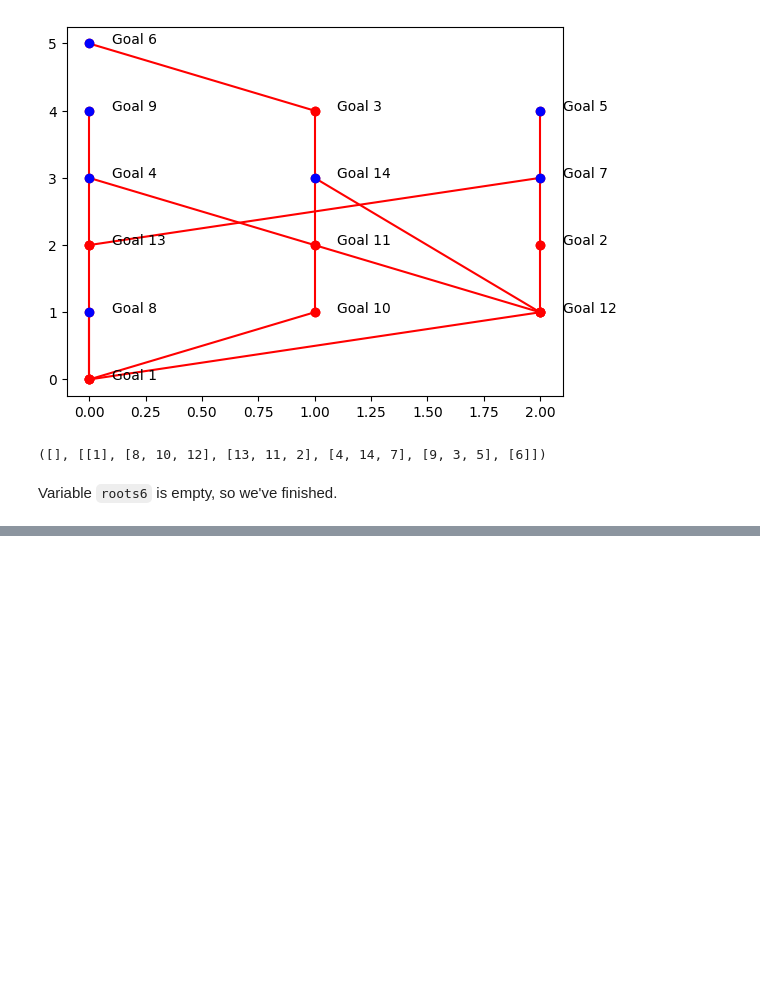
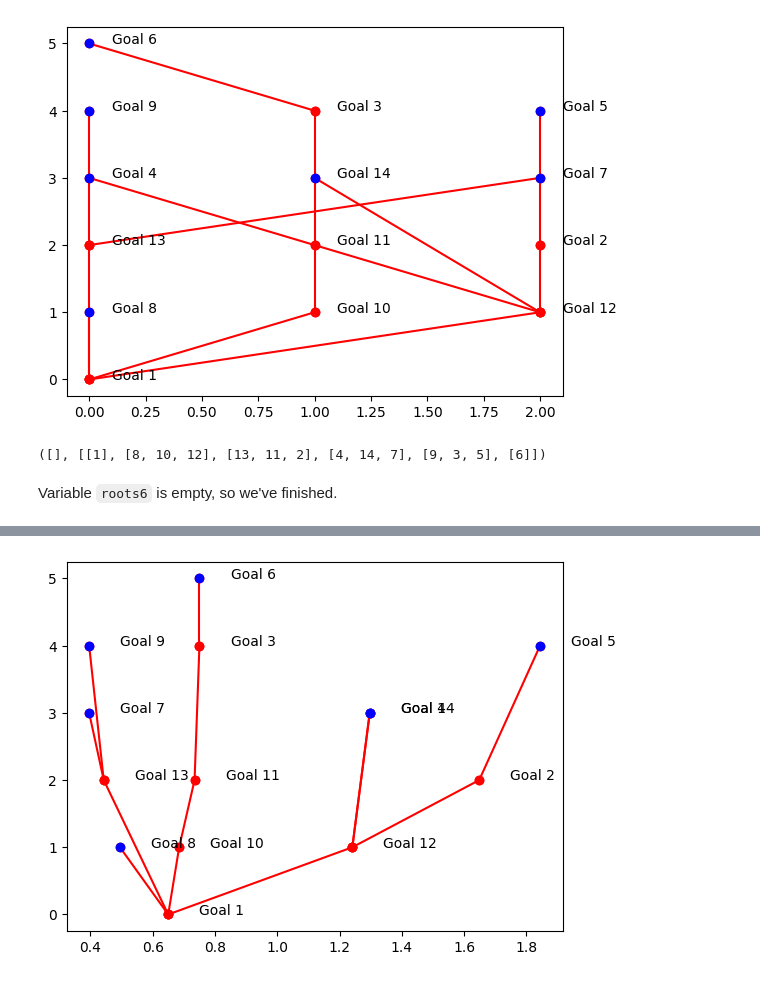
Before and after one commit to ahitrin/SiebenApp-render-playground, a Jupyter notebook: notebooks/sieben-render.ipynb, the cells around one changed output, grey strips where cells are left out. Saved outputs shown, nothing was run; the diff lists cells and outputs as text; code cells hidden in the pictures; blank space fills up the shorter version.

```diff
--- a/notebooks/sieben-render.ipynb
+++ b/notebooks/sieben-render.ipynb
@@ -296,0 +299,7 @@ Variable `roots6` is empty, so we've finished.
+# %%
+def split_to_layers(rr: RenderResult) -> RenderResult:
+    roots = list(rr.roots)
+    layers = []
+    while roots:
+        rr, roots, layers = tube1(rr, roots, layers)
+    return rr
@@ -296,0 +397,5 @@ Variable `roots6` is empty, so we've finished.
+# %%
+sample_adj1_3 = adjust_horisontal(sample_adj1_2, 0.5)
+draw1(sample_adj1_3)
+# %% [output]
+[figure, added]
```
Also changed, not shown: parts of 17 cells of this notebook.
